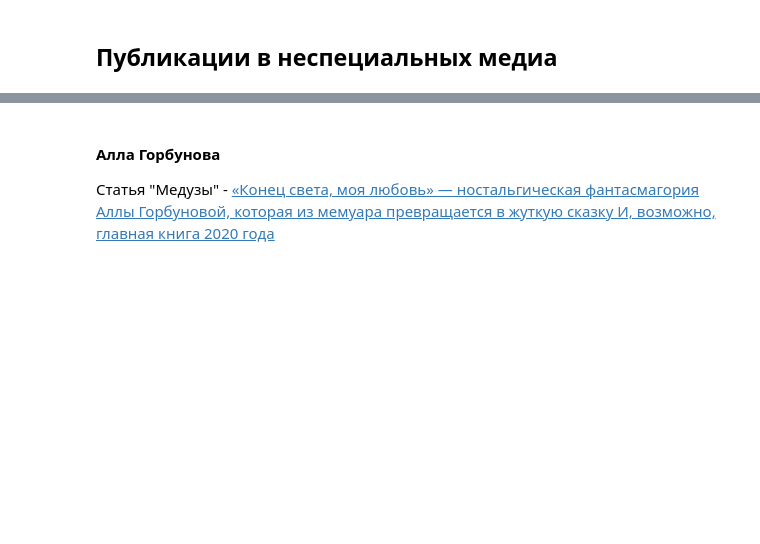
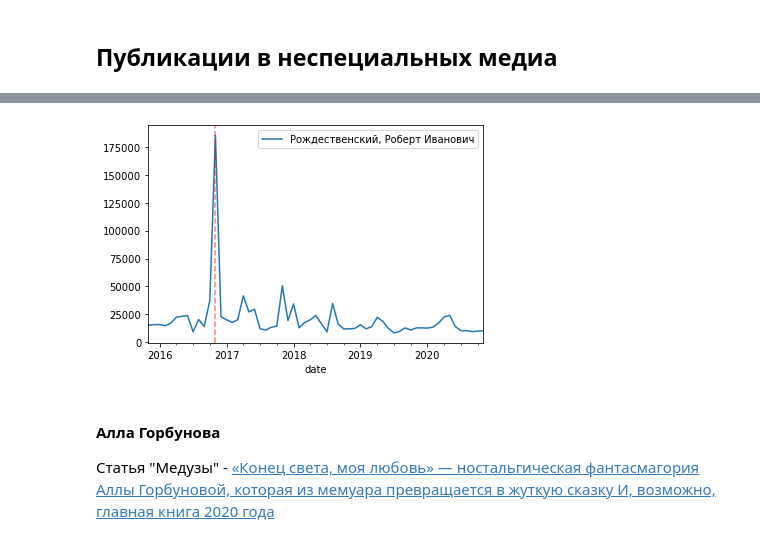
Before and after one commit to agbragin/russian-poetry-wikipedia-stats, a Jupyter notebook: 05-analysis.ipynb, the cells around one changed output, grey strips where cells are left out. Saved outputs shown, nothing was run; the diff lists cells and outputs as text; code cells hidden in the pictures; blank space fills up the shorter version.

```diff
--- a/05-analysis.ipynb
+++ b/05-analysis.ipynb
@@ -536,3 +552,7 @@ plot_visits('Миронов, Александр', '17.09.2020')
+# %%
+plot_visits('Рождественский, Роберт Иванович', '01.11.2016')
+# %% [output]
+[figure, added]
 # %% [markdown]
 #### Алла Горбунова
 
```
Also changed, not shown: parts of 3 cells of this notebook.
